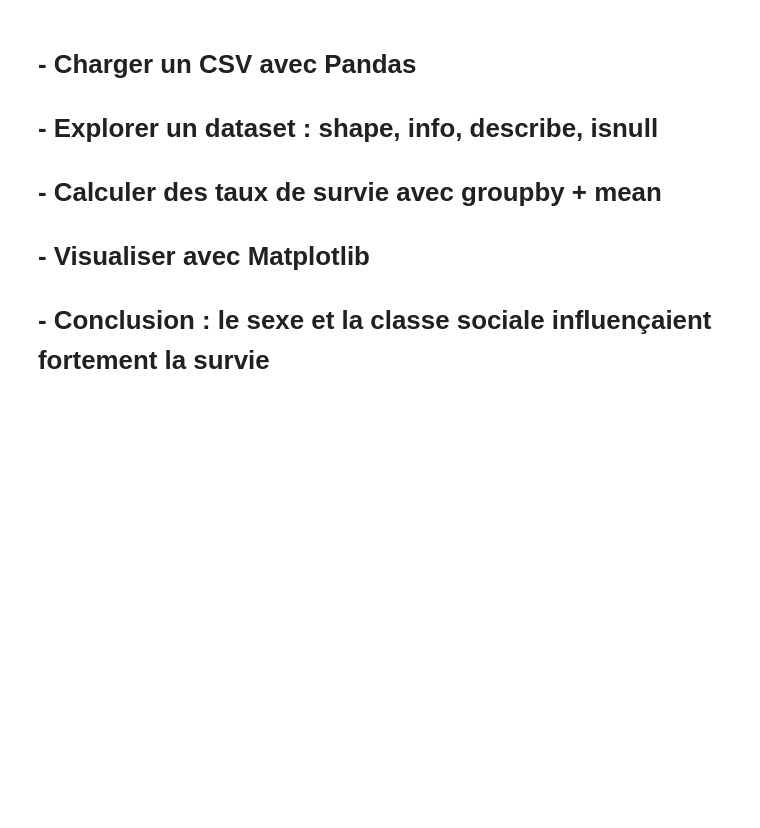
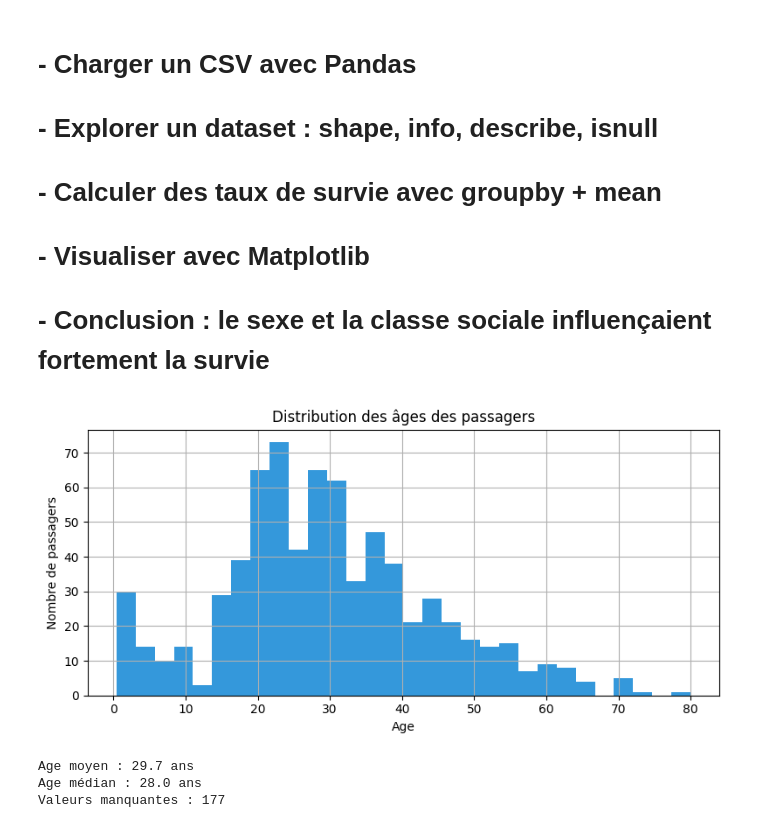
Before and after one commit to TinhinaneBA/data-analysis-projects, a Jupyter notebook: titanic-eda/notebooks/02_titanic_pandas.ipynb, the cells around one changed output. Cells and saved outputs as stored; diff of their text form; code cells hidden in the pictures; blank space fills up the shorter version.

```diff
--- a/titanic-eda/notebooks/02_titanic_pandas.ipynb
+++ b/titanic-eda/notebooks/02_titanic_pandas.ipynb
@@ -150,3 +150,20 @@ Name: Survived, dtype: float64
 # - Calculer des taux de survie avec groupby + mean
 # - Visualiser avec Matplotlib
 # - Conclusion : le sexe et la classe sociale influençaient fortement la survie
+# %%
+# Distribution des âges
+df['Age'].hist(bins=30, color='#3498DB', figsize=(8,4))
+plt.title("Distribution des âges des passagers")
+plt.xlabel("Age")
+plt.ylabel("Nombre de passagers")
+plt.tight_layout()
+plt.show()
+
+print(f"Age moyen : {df['Age'].mean():.1f} ans")
+print(f"Age médian : {df['Age'].median():.1f} ans")
+print(f"Valeurs manquantes : {df['Age'].isnull().sum()}")
+# %% [output]
+[figure, added]
+Age moyen : 29.7 ans
+Age médian : 28.0 ans
+Valeurs manquantes : 177
```
Also changed, not shown: parts of 3 cells of this notebook.
